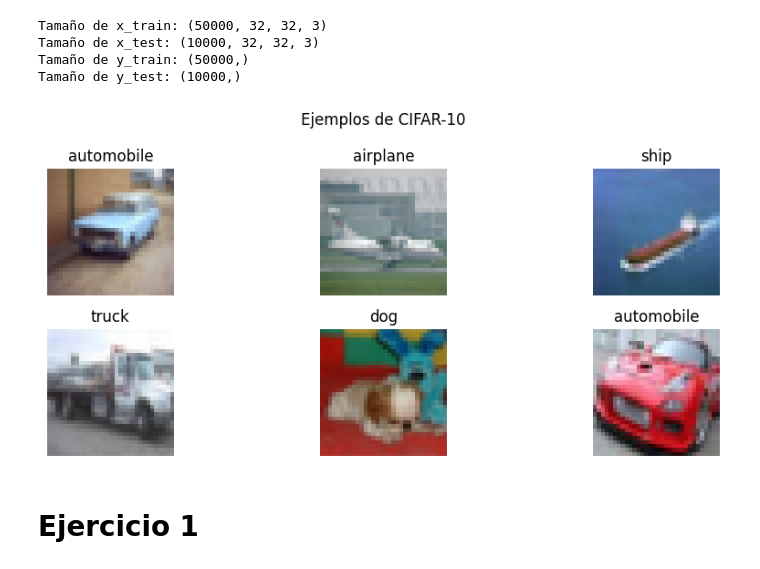
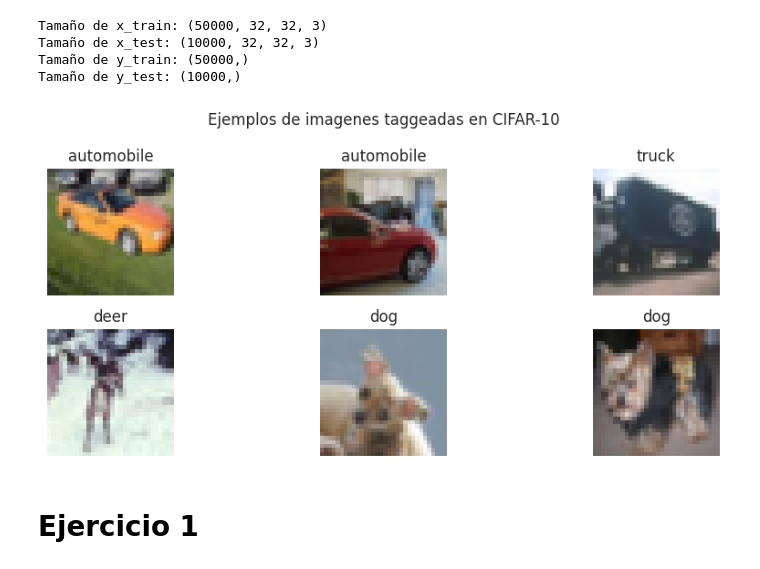
Before and after one commit to s110/Maestria, a Jupyter notebook: 4_computer_vision/codigo/5_laboratorio_calificado_2/Tarea_2_Computer_Vision.ipynb, the cells around one changed output. Saved outputs shown, nothing was run; the diff lists cells and outputs as text; code cells hidden in the pictures.

```diff
--- a/4_computer_vision/codigo/5_laboratorio_calificado_2/Tarea_2_Computer_Vision.ipynb
+++ b/4_computer_vision/codigo/5_laboratorio_calificado_2/Tarea_2_Computer_Vision.ipynb
@@ -33,19 +48,19 @@ Tamaño de y_test: (10000,)
 # %%
 # Diccionario de nombres de clase
 class_names = ['airplane', 'automobile', 'bird', 'cat', 'deer', 'dog', 'frog', 'horse', 'ship', 'truck']
 # Mostrar cimágenes aleatorias
 idx = np.random.choice(len(x_train), 6, replace=False)
 plt.figure(figsize=(10, 4))
 for i, j in enumerate(idx):
     plt.subplot(2, 3, i+1)
     plt.imshow(x_train[j])
     plt.title(class_names[y_train[j]])
     plt.axis('off')
-plt.suptitle('Ejemplos de CIFAR-10')
+plt.suptitle('Ejemplos de imagenes taggeadas en CIFAR-10')
 plt.tight_layout()
 plt.show()
 # %% [output]
-[figure, old version]
+[figure, new version]
 # %% [markdown]
 # Ejercicio 1
 # %% [markdown]
```
Also changed, not shown: parts of 16 cells of this notebook.
